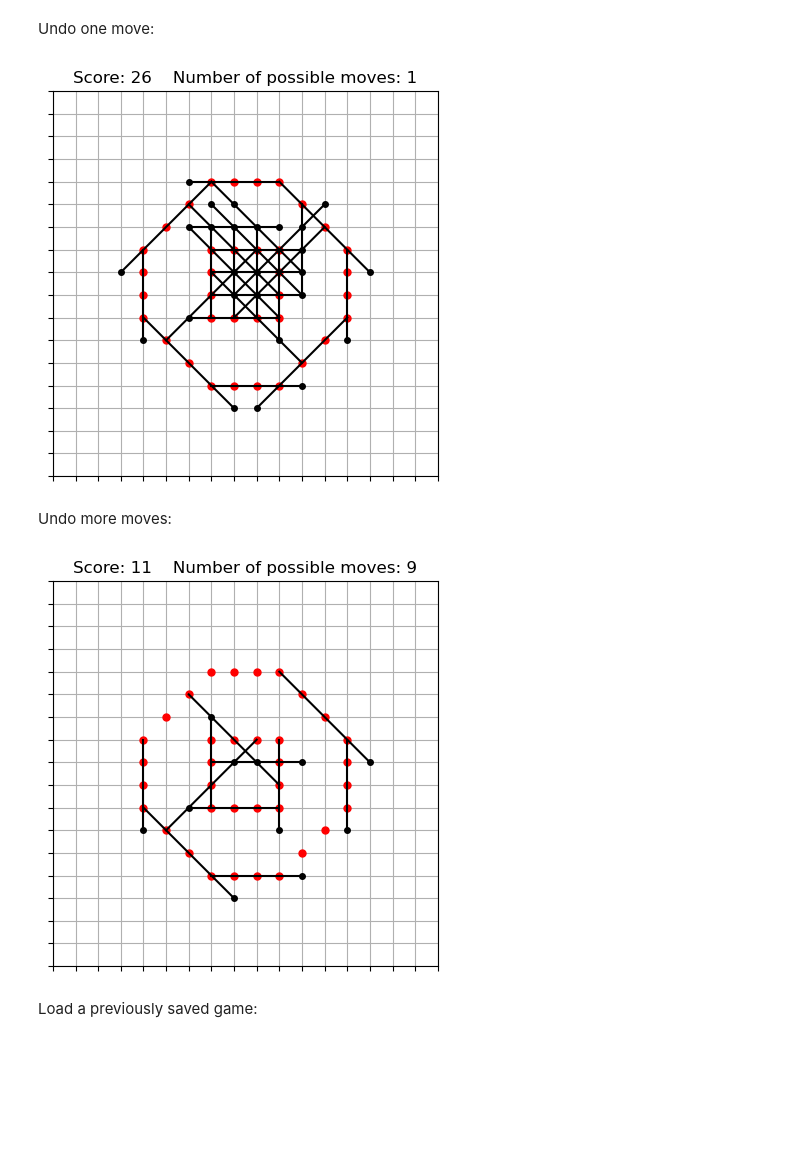
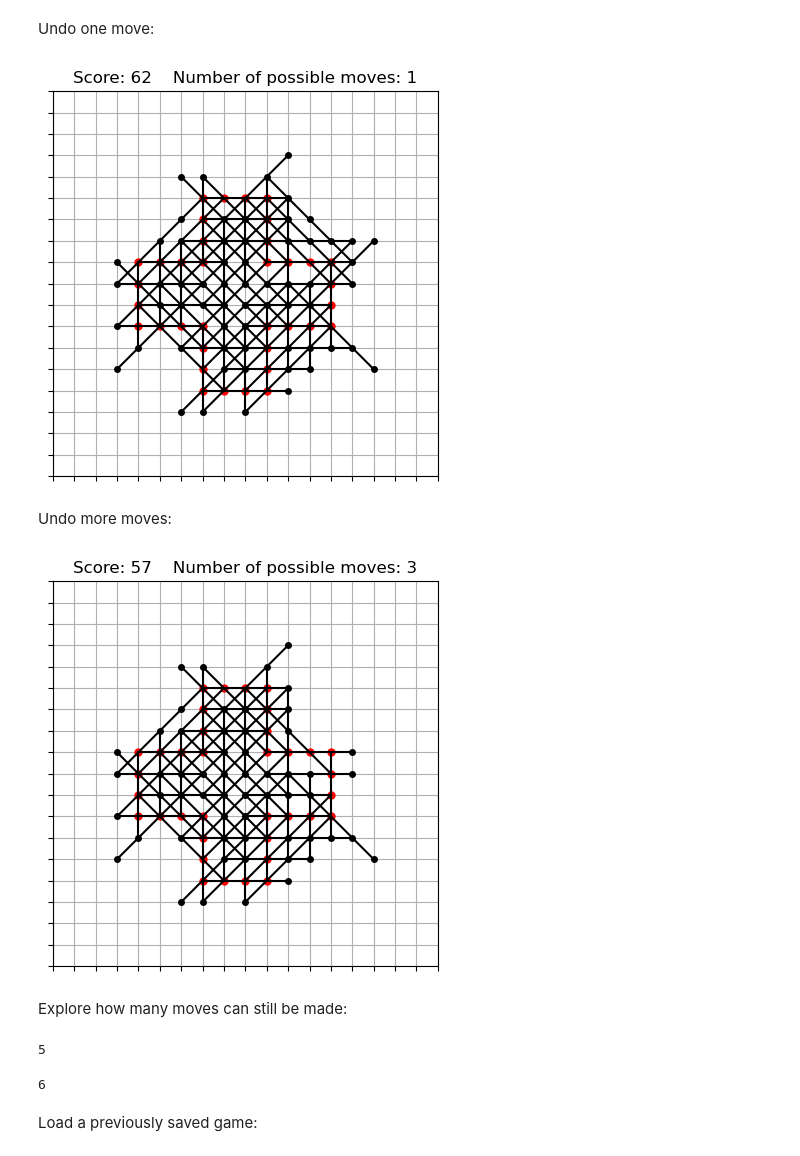
Before and after one commit to gillioz/MorpionSolitaire, a Jupyter notebook: cpp/PyMorpionSolitaire.ipynb, the cells around one changed output. Drawn from its saved outputs; the diff is of its cells as text; code cells hidden in the pictures; blank space fills up the shorter version.

Commit message:
implement systematic depth exploration

```diff
--- a/cpp/PyMorpionSolitaire.ipynb
+++ b/cpp/PyMorpionSolitaire.ipynb
@@ -12,6 +12,6 @@ Display module information:
 # %% [markdown]
 Create a new game with default type (5 points in a line, touching allowed, starting configuration 'cross'):
 # %%
-game = PyMorpionSolitaire.Game5T('p')
+game = PyMorpionSolitaire.Game5T('c')
 game.print()
 # %% [output]
@@ -54,14 +54,24 @@ Undo one move:
 game.undo()
 game.print()
 # %% [output]
-[figure, old version]
+[figure, new version]
 # %% [markdown]
 Undo more moves:
 # %%
-game.undo(15)
+game.undo(5)
 game.print()
 # %% [output]
-[figure, old version]
+[figure, new version]
+# %% [markdown]
+Explore how many moves can still be made:
+# %%
+game.exploreDepth(5)
+# %% [output]
+5
+# %%
+game.exploreDepth(10)
+# %% [output]
+6
 # %% [markdown]
 Load a previously saved game:
 # %%
```
Also changed, not shown: parts of 13 cells of this notebook, 4 other files.
